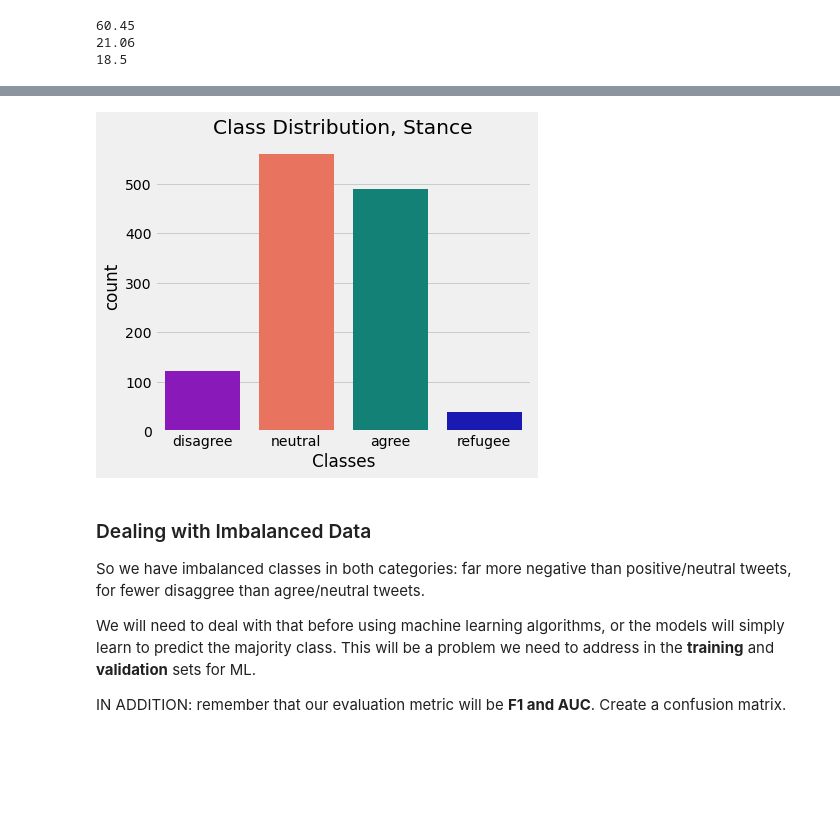
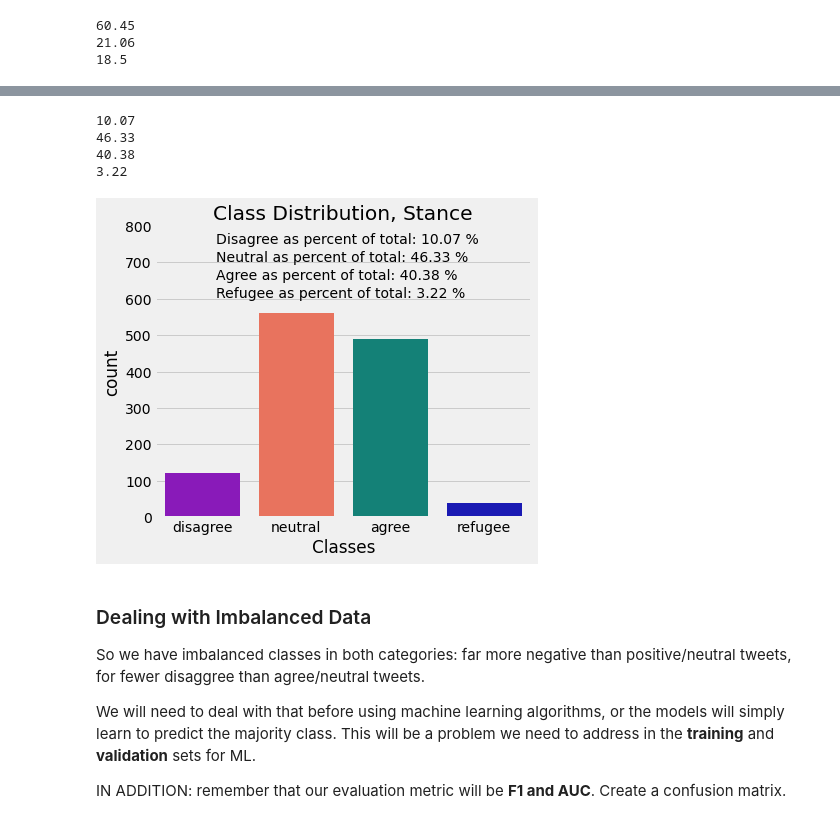
Before and after one commit to loopyQueen/RefugeeSentiment, a Jupyter notebook: dataSplitBalance.ipynb, the cells around one changed output, grey strips where cells are left out. Saved outputs shown, nothing was run; the diff lists cells and outputs as text; code cells hidden in the pictures; blank space fills up the shorter version.

```diff
--- a/dataSplitBalance.ipynb
+++ b/dataSplitBalance.ipynb
@@ -87,12 +74,43 @@ plt.figtext(.35, .7, "Positive as percent of total: {}".format(pos_perct))
-# %%
-#plot class distribution
-plt.figure(figsize=(6, 5))
-plot_colors = ['darkviolet', 'tomato', 'xkcd:teal', 'mediumblue']
-sns.countplot(x=tweets_clean["y_stance"], palette=plot_colors).set_xticklabels(["disagree", "neutral", "agree", "refugee"])
-plt.xlabel('Classes')
-plt.title('Class Distribution, Stance');
-# %% [output]
-[figure, removed]
+# %%
+# Find per-class percentages
+total_ct = len(tweets_clean['y_stance'])
+disag_ct, neut_ct, agree_ct, ref_ct = 0, 0, 0, 0
+for i in tweets_clean['y_stance']:
+    if i == 0:
+        disag_ct += 1
+    if i == 1:
+        neut_ct += 1
+    if i == 2:
+        agree_ct += 1
+    if i == 3:
+        ref_ct += 1
+
+disag_perct = round((disag_ct/total_ct)*100, 2)
+neut_perct = round((neut_ct/total_ct)*100, 2)
+agree_perct = round((agree_ct/total_ct)*100, 2)
+ref_perct = round((ref_ct/total_ct)*100, 2)
+print(disag_perct)
+print(neut_perct)
+print(agree_perct)
+print(ref_perct)
+
+#plot class distribution
+plt.figure(figsize=(6, 5))
+plot_colors = ['darkviolet', 'tomato', 'xkcd:teal', 'mediumblue']
+sns.countplot(x=tweets_clean["y_stance"], palette=plot_colors).set_xticklabels(["disagree", "neutral", "agree", "refugee"])
+plt.xlabel('Classes')
+plt.title('Class Distribution, Stance')
+plt.ylim(ymax = 800)
+plt.figtext(.22, .83, "Disagree as percent of total: {} %".format(disag_perct))
+plt.figtext(.22, .78, "Neutral as percent of total: {} %".format(neut_perct))
+plt.figtext(.22, .73, "Agree as percent of total: {} %".format(agree_perct))
+plt.figtext(.22, .68, "Refugee as percent of total: {} %".format(ref_perct));
+# %% [output]
+10.07
+46.33
+40.38
+3.22
+[figure, added]
 # %% [markdown]
 ### Dealing with Imbalanced Data
 So we have imbalanced classes in both categories: far more negative than positive/neutral tweets, for fewer disaggree than agree/neutral tweets.
```
Also changed, not shown: parts of 44 cells of this notebook, 7 other files.
